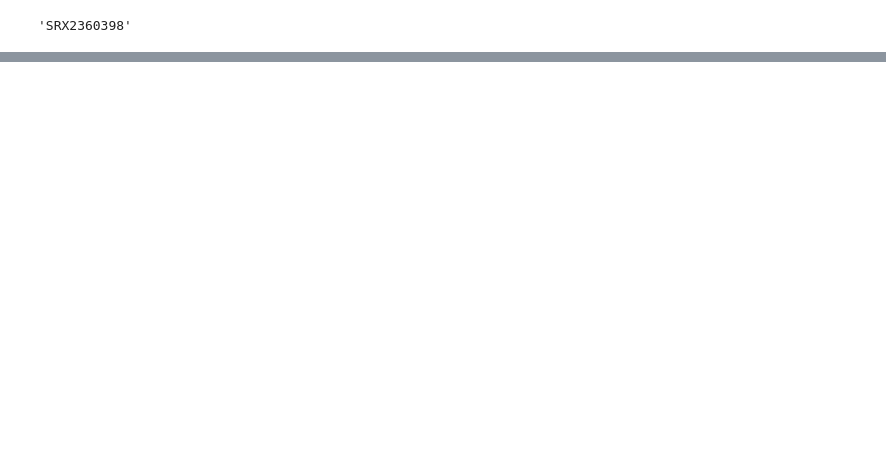
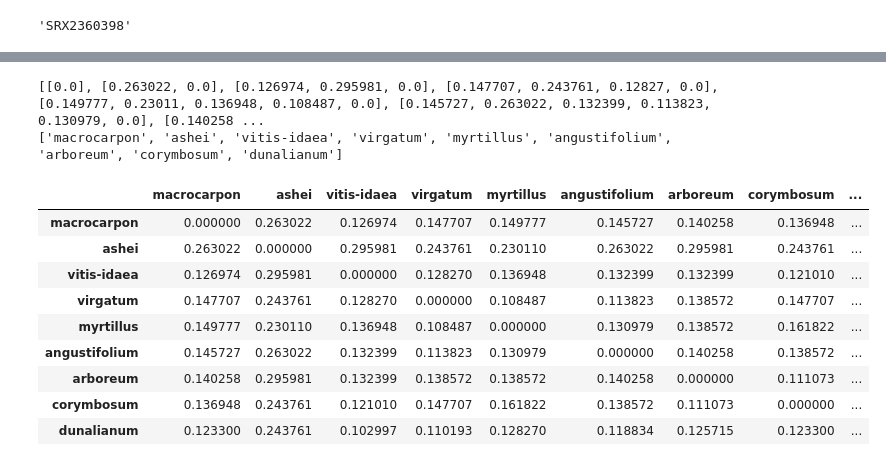
Before and after one commit to kublasean/bluemash, a Jupyter notebook: heatmap.ipynb, the cells around one changed output, grey strips where cells are left out. Cells and saved outputs as stored; diff of their text form; code cells hidden in the pictures; blank space fills up the shorter version.

```diff
--- a/heatmap.ipynb
+++ b/heatmap.ipynb
@@ -67,0 +70,3 @@ sns.heatmap(heat)
+# %%
+df = pd.read_csv("newRunTable.csv", delimiter=",", header=None)
+df
@@ -67,0 +84,30 @@ sns.heatmap(heat)
+# %%
+table = []
+labels = []
+with open("dist_comp", "r") as f:
+    N = int(f.readline().strip()[0])
+    for i in range(N):
+        tmp = f.readline().strip().split("\t")
+        labels.append( df.loc[i][1] )
+        row = [float(val) for val in tmp[1:]]
+        row.append(0.0)
+        table.append( row )
+print(table)
+print(labels)
+# %% [output]
+[[0.0], [0.263022, 0.0], [0.126974, 0.295981, 0.0], [0.147707, 0.243761, 0.12827, 0.0], [0.149777, 0.23011, 0.136948, 0.108487, 0.0], [0.145727, 0.263022, 0.132399, 0.113823, 0.130979, 0.0], [0.140258 ...
+['macrocarpon', 'ashei', 'vitis-idaea', 'virgatum', 'myrtillus', 'angustifolium', 'arboreum', 'corymbosum', 'dunalianum']
+# %%
+heat = pd.DataFrame(table, index=labels, columns=labels)
+heat
+# %% [output]
+|  | macrocarpon | ashei | vitis-idaea | virgatum | myrtillus | angustifolium | arboreum | corymbosum | ... |
+| macrocarpon | 0.000000 | 0.263022 | 0.126974 | 0.147707 | 0.149777 | 0.145727 | 0.140258 | 0.136948 | ... |
+| ashei | 0.263022 | 0.000000 | 0.295981 | 0.243761 | 0.230110 | 0.263022 | 0.295981 | 0.243761 | ... |
+| vitis-idaea | 0.126974 | 0.295981 | 0.000000 | 0.128270 | 0.136948 | 0.132399 | 0.132399 | 0.121010 | ... |
+| virgatum | 0.147707 | 0.243761 | 0.128270 | 0.000000 | 0.108487 | 0.113823 | 0.138572 | 0.147707 | ... |
+| myrtillus | 0.149777 | 0.230110 | 0.136948 | 0.108487 | 0.000000 | 0.130979 | 0.138572 | 0.161822 | ... |
+| angustifolium | 0.145727 | 0.263022 | 0.132399 | 0.113823 | 0.130979 | 0.000000 | 0.140258 | 0.138572 | ... |
+| arboreum | 0.140258 | 0.295981 | 0.132399 | 0.138572 | 0.138572 | 0.140258 | 0.000000 | 0.111073 | ... |
+| corymbosum | 0.136948 | 0.243761 | 0.121010 | 0.147707 | 0.161822 | 0.138572 | 0.111073 | 0.000000 | ... |
+| dunalianum | 0.123300 | 0.243761 | 0.102997 | 0.110193 | 0.128270 | 0.118834 | 0.125715 | 0.123300 | ... |
```
Also changed, not shown: parts of 15 cells of this notebook.
